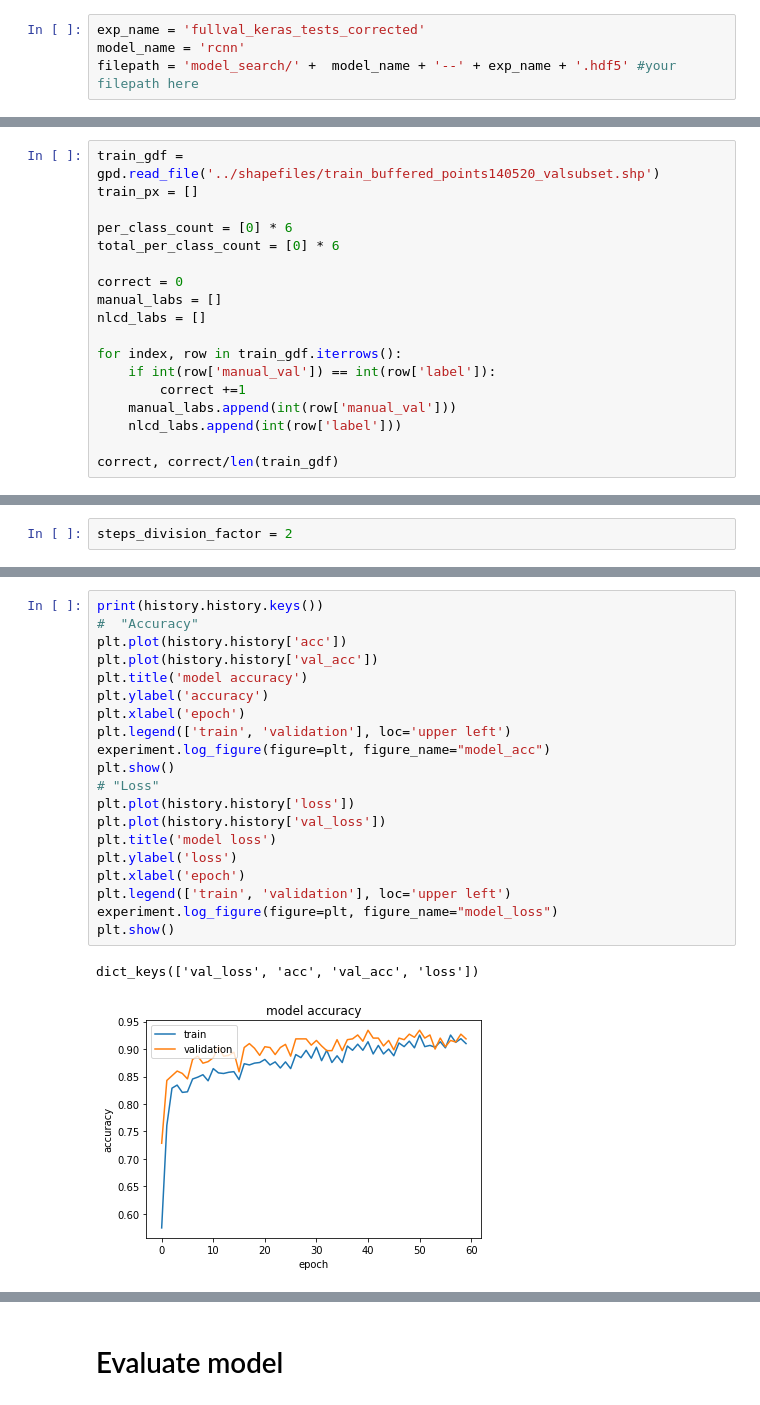
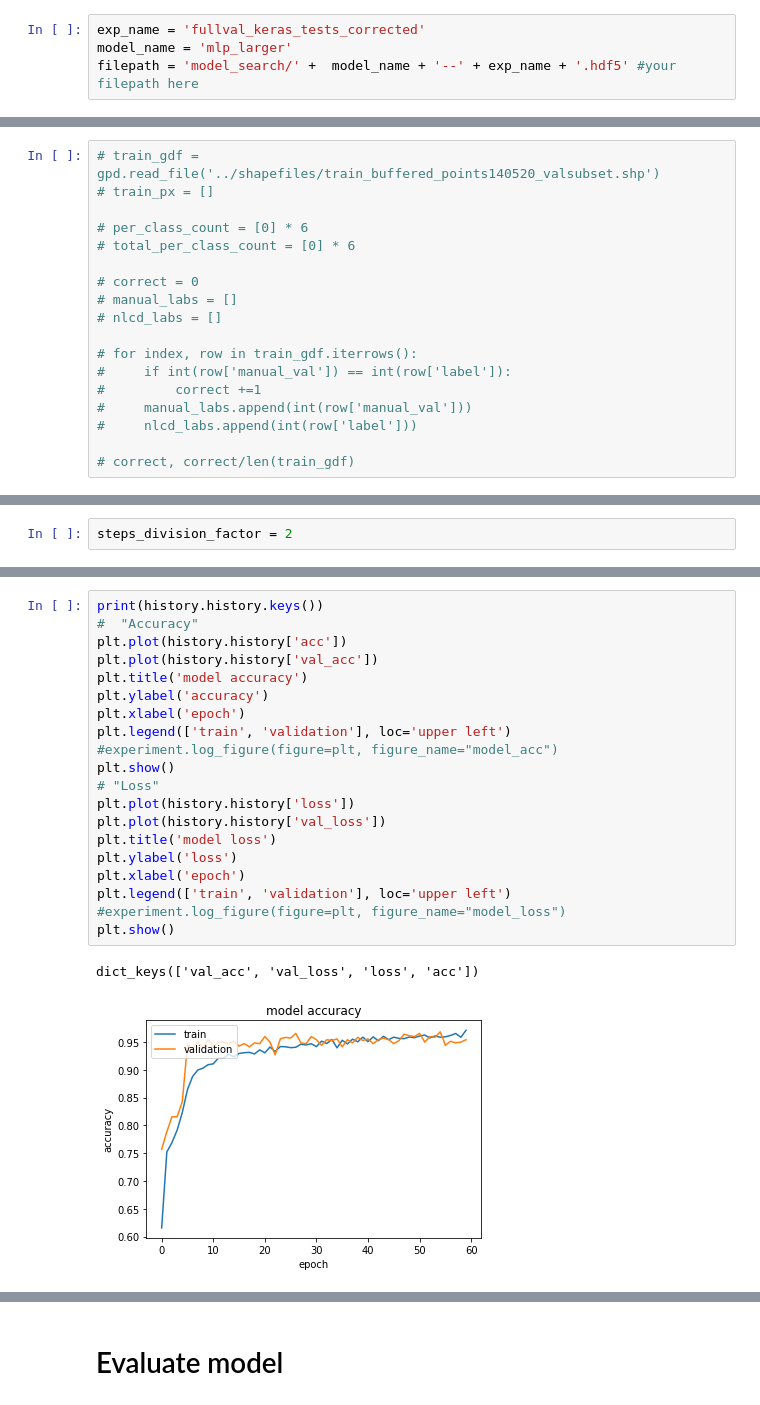
Before and after one commit to patrickcgray/landcover_rcnn, a Jupyter notebook: rcnn/model_search_framework.ipynb, the cells around one changed output, grey strips where cells are left out. Drawn from its saved outputs; the diff is of its cells as text.

Commit message:
a final few changes for revisions 2.0. making a larger CNN and changing acc figure to both prod/user acc

```diff
--- a/rcnn/model_search_framework.ipynb
+++ b/rcnn/model_search_framework.ipynb
@@ -48,7 +48,7 @@ importlib.reload(util)
 <module 'utilities' from '/host/Code/florence_mapping/utilities.py'>
 # %%
 exp_name = 'fullval_keras_tests_corrected'
-model_name = 'rcnn'
+model_name = 'mlp_larger'
 filepath = 'model_search/' +  model_name + '--' + exp_name + '.hdf5' #your filepath here
 # %% [markdown]
 Assign your specific GPU so we don't overlap
@@ -123,20 +123,20 @@ len(train_px), train_px[0]
 
 # len(train_px), train_px[0]
 # %%
-train_gdf = gpd.read_file('../shapefiles/train_buffered_points140520_valsubset.shp')
-train_px = []
+# train_gdf = gpd.read_file('../shapefiles/train_buffered_points140520_valsubset.shp')
+# train_px = []
 
-per_class_count = [0] * 6
-total_per_class_count = [0] * 6
+# per_class_count = [0] * 6
+# total_per_class_count = [0] * 6
 
-correct = 0
-manual_labs = []
-nlcd_labs = []
+# correct = 0
+# manual_labs = []
+# nlcd_labs = []
 
-for index, row in train_gdf.iterrows():
-    if int(row['manual_val']) == int(row['label']):
-        correct +=1
-    manual_labs.append(int(row['manual_val']))
-    nlcd_labs.append(int(row['label']))
+# for index, row in train_gdf.iterrows():
+#     if int(row['manual_val']) == int(row['label']):
+#         correct +=1
+#     manual_labs.append(int(row['manual_val']))
+#     nlcd_labs.append(int(row['label']))
 
-correct, correct/len(train_gdf)
+# correct, correct/len(train_gdf)
@@ -577,23 +651,23 @@ KeyError: 0
 # %%
 print(history.history.keys())
 #  "Accuracy"
 plt.plot(history.history['acc'])
 plt.plot(history.history['val_acc'])
 plt.title('model accuracy')
 plt.ylabel('accuracy')
 plt.xlabel('epoch')
 plt.legend(['train', 'validation'], loc='upper left')
-experiment.log_figure(figure=plt, figure_name="model_acc")
+#experiment.log_figure(figure=plt, figure_name="model_acc")
 plt.show()
 # "Loss"
 plt.plot(history.history['loss'])
 plt.plot(history.history['val_loss'])
 plt.title('model loss')
 plt.ylabel('loss')
 plt.xlabel('epoch')
 plt.legend(['train', 'validation'], loc='upper left')
-experiment.log_figure(figure=plt, figure_name="model_loss")
+#experiment.log_figure(figure=plt, figure_name="model_loss")
 plt.show()
 # %% [output]
-dict_keys(['val_loss', 'acc', 'val_acc', 'loss'])
+dict_keys(['val_acc', 'val_loss', 'loss', 'acc'])
-[figure, old version]
+[figure, new version]
```
Also changed, not shown: parts of 24 cells of this notebook, 1 other file.
